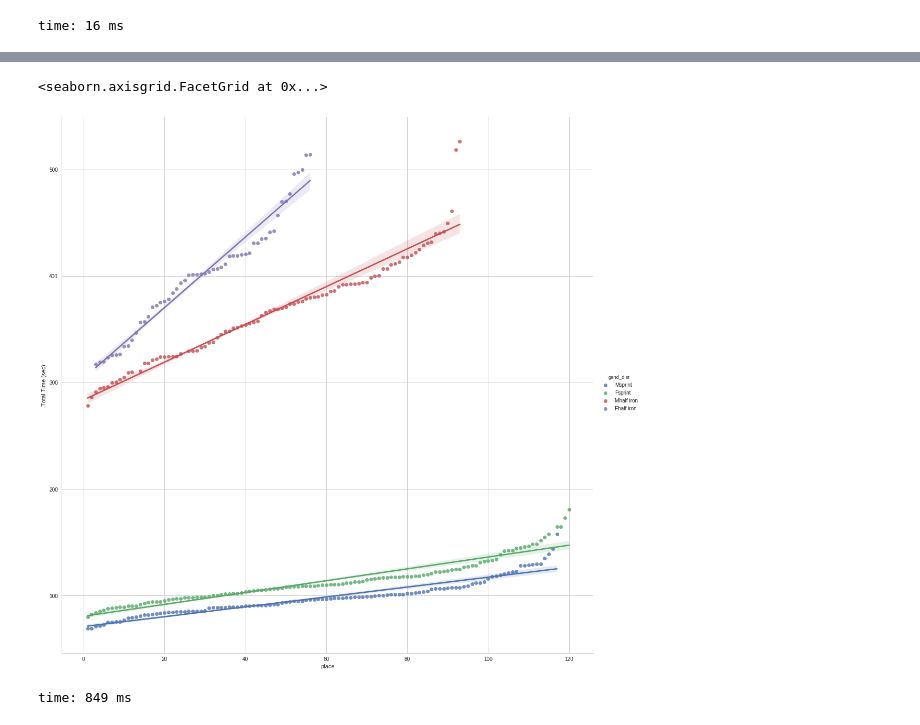
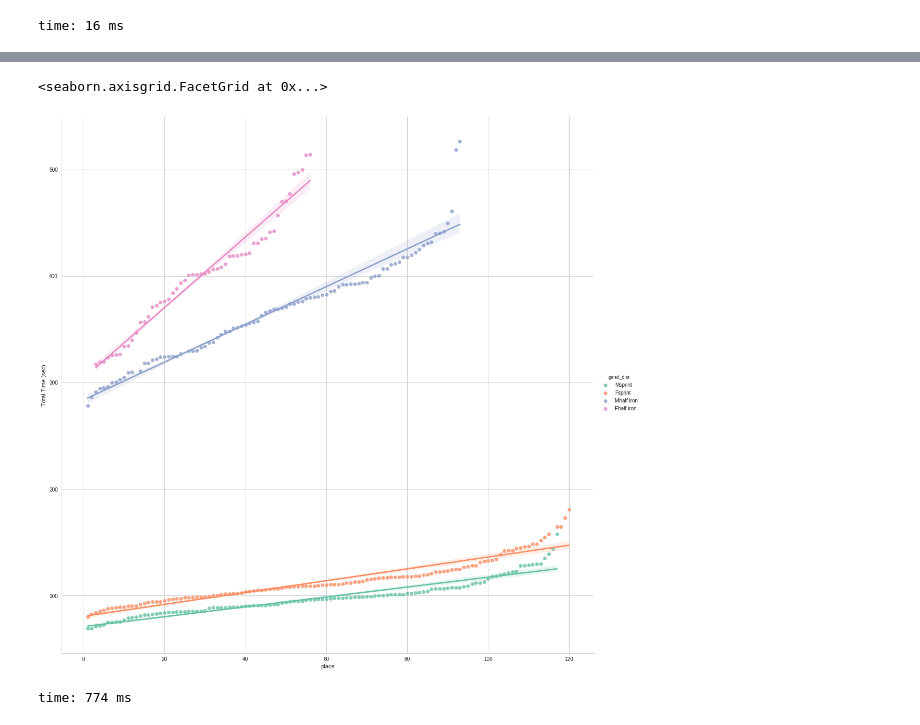
Before and after one commit to victoongo/kaggle_other, a Jupyter notebook: sports_analytics/blackdiamontri2017.ipynb, the cells around one changed output, grey strips where cells are left out. Cells and saved outputs as stored; diff of their text form; code cells hidden in the pictures.

```diff
--- a/sports_analytics/blackdiamontri2017.ipynb
+++ b/sports_analytics/blackdiamontri2017.ipynb
@@ -127,9 +130,9 @@ time: 14.4 s
 # %%
 g = sns.lmplot(x="place", y="total_time", hue='gend_dist',
-               truncate=True, size=15, data=df)
+               truncate=True, size=15, data=df, palette="Set2")
 
 g.set_axis_labels("place", "Total Time (sec)")
 # %% [output]
 <seaborn.axisgrid.FacetGrid at 0x...>
-[figure, old version]
+[figure, new version]
-time: 849 ms
+time: 774 ms
```
Also changed, not shown: parts of 11 cells of this notebook.
